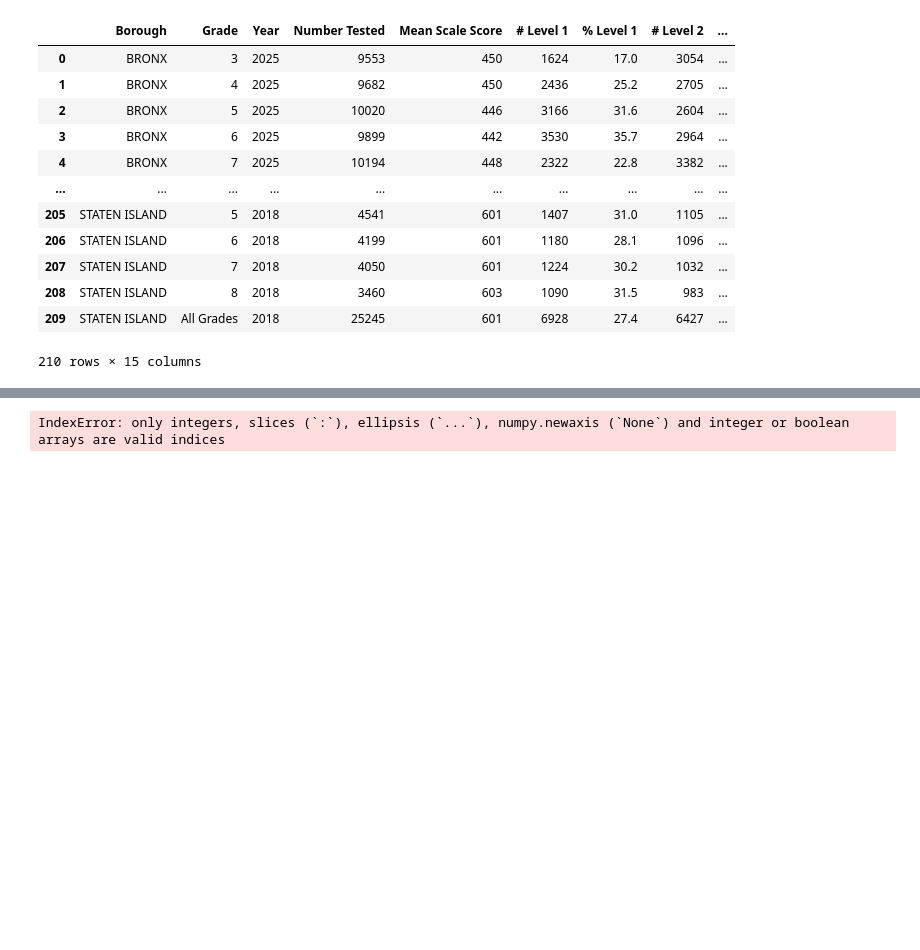
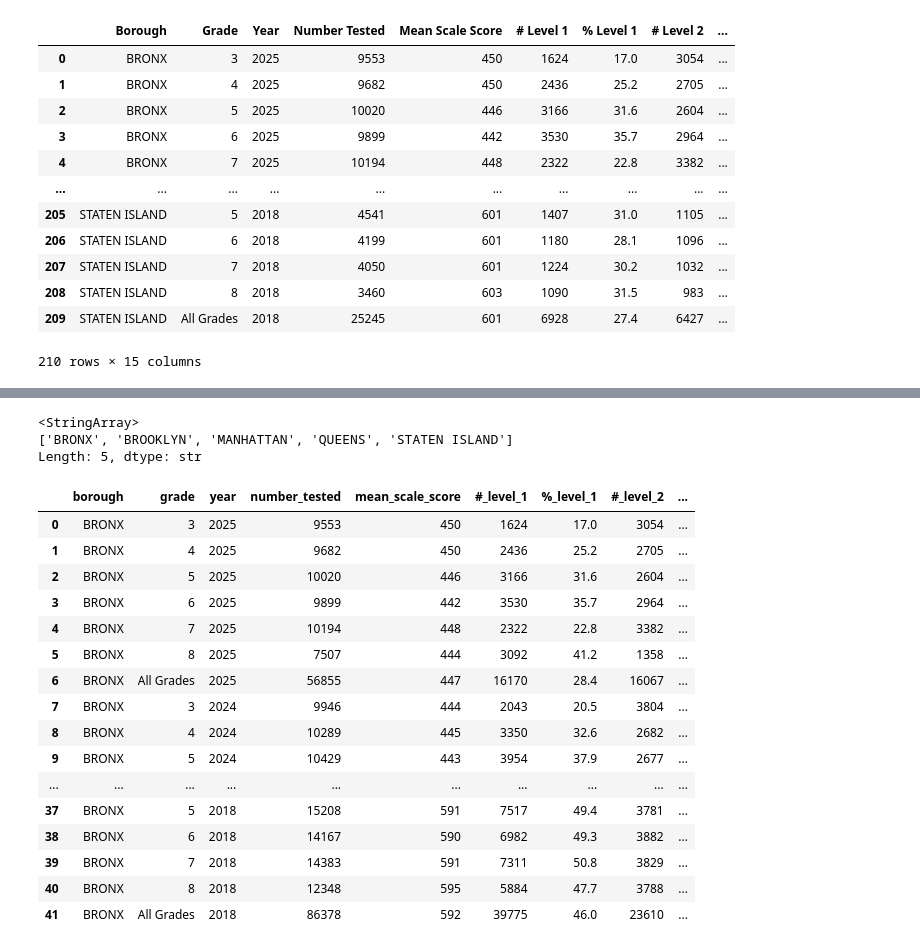
Before and after one commit to YasmineRaef/NYC_OpenSource_Literacy_rates, a Jupyter notebook: Literacy_rates.ipynb, the cells around one changed output, grey strips where cells are left out. Drawn from its saved outputs; the diff is of its cells as text; code cells hidden in the pictures; blank space fills up the shorter version.

```diff
--- a/Literacy_rates.ipynb
+++ b/Literacy_rates.ipynb
@@ -114,5 +126,27 @@ Index(['borough', 'grade', 'year', 'number_tested', 'mean_scale_score',
-# %%
-bronx_math_results =  raw_math_results[['borough', 'grade', 'year', 'number_tested', 'mean_scale_score']]
-bronx_math_results
-# %% [output]
-IndexError: only integers, slices (`:`), ellipsis (`...`), numpy.newaxis (`None`) and integer or boolean arrays are valid indices
+# %%
+raw_math_results['borough'].unique()
+# %% [output]
+<StringArray>
+['BRONX', 'BROOKLYN', 'MANHATTAN', 'QUEENS', 'STATEN ISLAND']
+Length: 5, dtype: str
+# %%
+bronx_math_results = raw_math_results[raw_math_results['borough'] == 'BRONX']
+bronx_math_results
+# %% [output]
+|  | borough | grade | year | number_tested | mean_scale_score | #_level_1 | %_level_1 | #_level_2 | ... |
+| 0 | BRONX | 3 | 2025 | 9553 | 450 | 1624 | 17.0 | 3054 | ... |
+| 1 | BRONX | 4 | 2025 | 9682 | 450 | 2436 | 25.2 | 2705 | ... |
+| 2 | BRONX | 5 | 2025 | 10020 | 446 | 3166 | 31.6 | 2604 | ... |
+| 3 | BRONX | 6 | 2025 | 9899 | 442 | 3530 | 35.7 | 2964 | ... |
+| 4 | BRONX | 7 | 2025 | 10194 | 448 | 2322 | 22.8 | 3382 | ... |
+| 5 | BRONX | 8 | 2025 | 7507 | 444 | 3092 | 41.2 | 1358 | ... |
+| 6 | BRONX | All Grades | 2025 | 56855 | 447 | 16170 | 28.4 | 16067 | ... |
+| 7 | BRONX | 3 | 2024 | 9946 | 444 | 2043 | 20.5 | 3804 | ... |
+| 8 | BRONX | 4 | 2024 | 10289 | 445 | 3350 | 32.6 | 2682 | ... |
+| 9 | BRONX | 5 | 2024 | 10429 | 443 | 3954 | 37.9 | 2677 | ... |
+| ... | ... | ... | ... | ... | ... | ... | ... | ... | ... |
+| 37 | BRONX | 5 | 2018 | 15208 | 591 | 7517 | 49.4 | 3781 | ... |
+| 38 | BRONX | 6 | 2018 | 14167 | 590 | 6982 | 49.3 | 3882 | ... |
+| 39 | BRONX | 7 | 2018 | 14383 | 591 | 7311 | 50.8 | 3829 | ... |
+| 40 | BRONX | 8 | 2018 | 12348 | 595 | 5884 | 47.7 | 3788 | ... |
+| 41 | BRONX | All Grades | 2018 | 86378 | 592 | 39775 | 46.0 | 23610 | ... |
```
Also changed, not shown: parts of 8 cells of this notebook.
